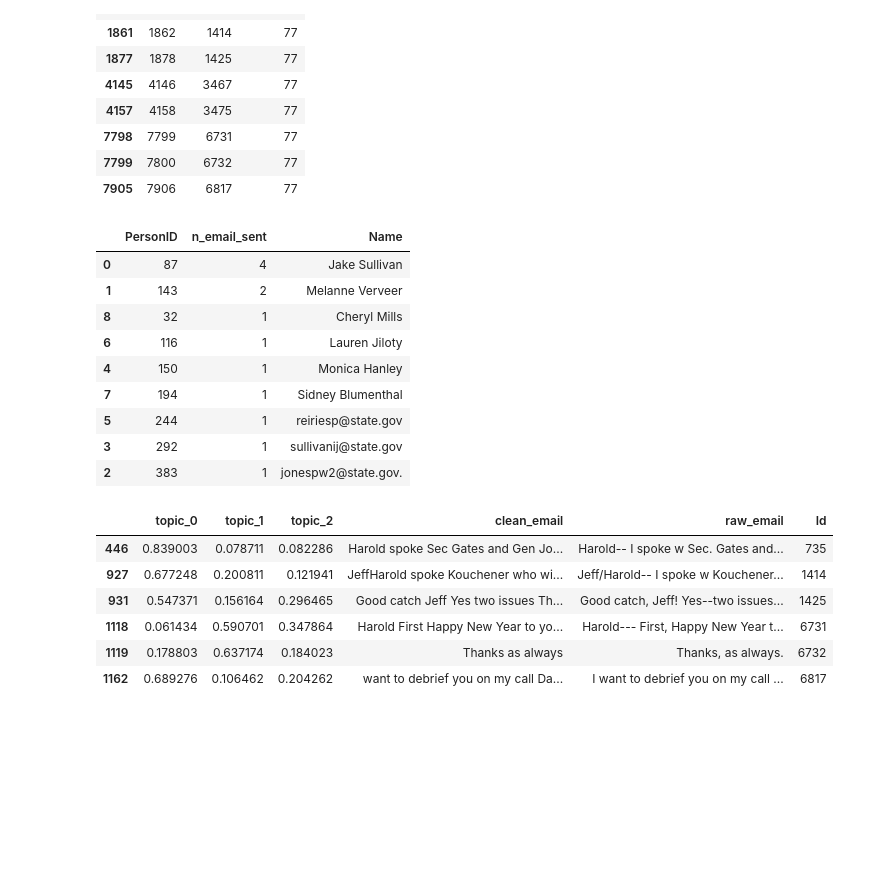
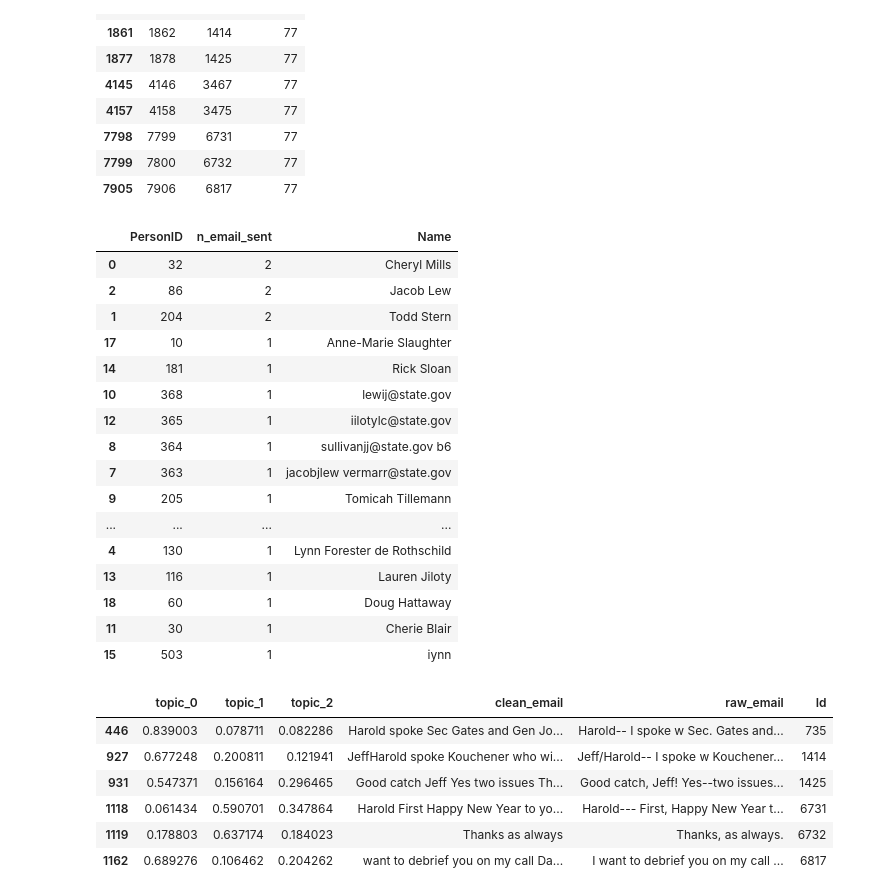
Before and after one commit to vanessa920/nlp_hillary_email, a Jupyter notebook: hilary_email_EDA.ipynb, the cells around one changed output. Saved outputs shown, nothing was run; the diff lists cells and outputs as text; code cells hidden in the pictures; blank space fills up the shorter version.

```diff
--- a/hilary_email_EDA.ipynb
+++ b/hilary_email_EDA.ipynb
@@ -242,18 +242,25 @@ def top_receivers(topic_matrix_df, topic, n_emails):
     top_receivers_sort["Name"] = persons[persons["Id"].isin(list(top_receivers["PersonID"].values))]["Name"].values
     return top_receivers_sort.sort_values("n_email_sent", ascending = False)
 # %%
-top_receivers(topic_matrix_df, "topic_1", 10)
+top_receivers(topic_matrix_df, "topic_2", 20)
 # %% [output]
 |  | PersonID | n_email_sent | Name |
-| 0 | 87 | 4 | Jake Sullivan |
-| 1 | 143 | 2 | Melanne Verveer |
-| 8 | 32 | 1 | Cheryl Mills |
-| 6 | 116 | 1 | Lauren Jiloty |
-| 4 | 150 | 1 | Monica Hanley |
-| 7 | 194 | 1 | Sidney Blumenthal |
-| 5 | 244 | 1 | reiriesp@state.gov |
-| 3 | 292 | 1 | sullivanij@state.gov |
-| 2 | 383 | 1 | jonespw2@state.gov. |
+| 0 | 32 | 2 | Cheryl Mills |
+| 2 | 86 | 2 | Jacob Lew |
+| 1 | 204 | 2 | Todd Stern |
+| 17 | 10 | 1 | Anne-Marie Slaughter |
+| 14 | 181 | 1 | Rick Sloan |
+| 10 | 368 | 1 | lewij@state.gov |
+| 12 | 365 | 1 | iilotylc@state.gov |
+| 8 | 364 | 1 | sullivanjj@state.gov b6 |
+| 7 | 363 | 1 | jacobjlew vermarr@state.gov |
+| 9 | 205 | 1 | Tomicah Tillemann |
+| ... | ... | ... | ... |
+| 4 | 130 | 1 | Lynn Forester de Rothschild |
+| 13 | 116 | 1 | Lauren Jiloty |
+| 18 | 60 | 1 | Doug Hattaway |
+| 11 | 30 | 1 | Cherie Blair |
+| 15 | 503 | 1 | iynn |
 # %%
 topic0_top10 = top_receivers(topic_matrix_df, "topic_0", 10)
 # %%
```
Also changed, not shown: parts of 22 cells of this notebook.
